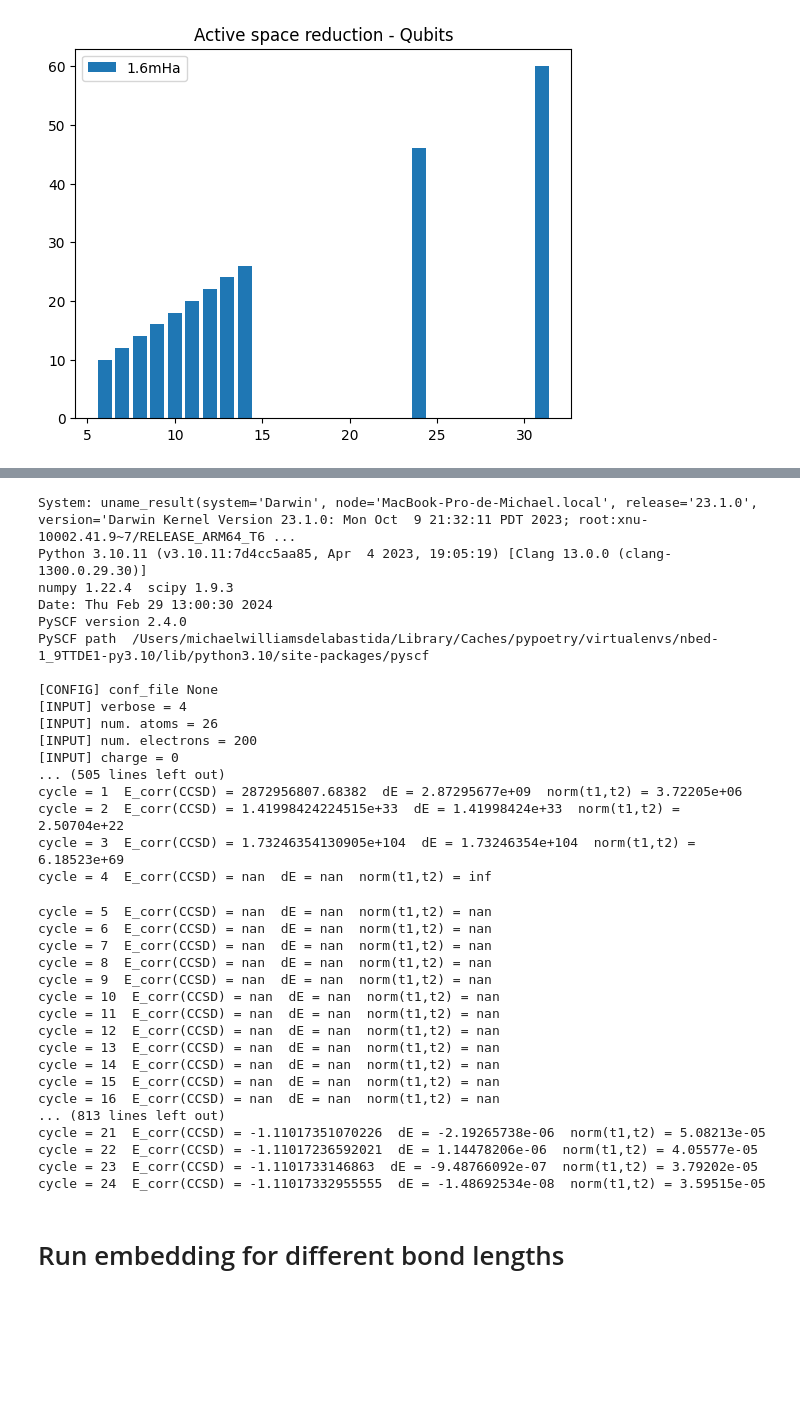
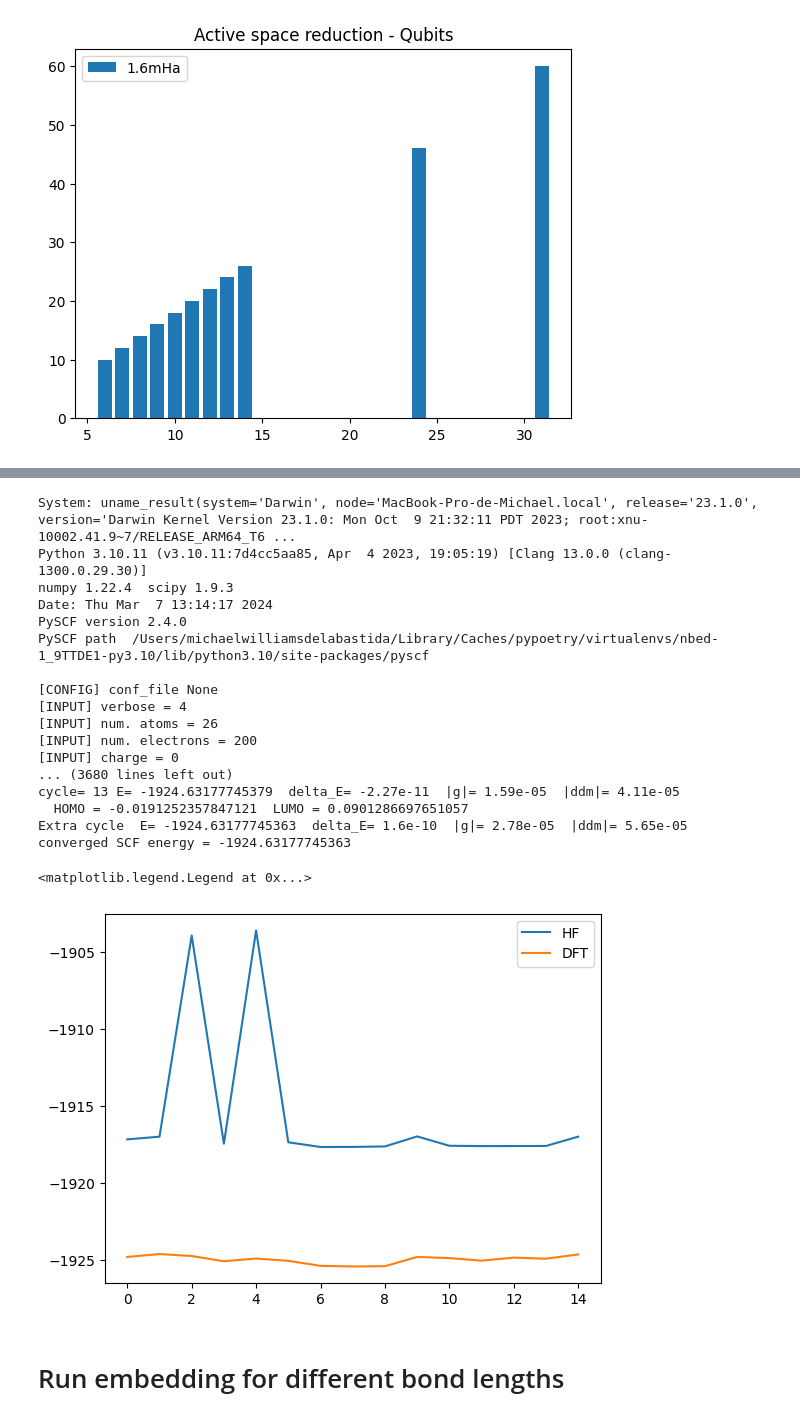
Before and after one commit to UCL-CCS/Nbed, a Jupyter notebook: pfas.ipynb, the cells around one changed output, grey strips where cells are left out. Cells and saved outputs as stored; diff of their text form; code cells hidden in the pictures; blank space fills up the shorter version.

```diff
--- a/pfas.ipynb
+++ b/pfas.ipynb
@@ -279,24 +404,29 @@ plt.show()
 # %%
 from pathlib import Path
-ccbond_energies = []
+from pyscf import scf
+
+hf_bond = []
+dft_bond = []
 for geometry in Path("molecular_structures/pfoa_stretch").glob("*.xyz"):
     mol = Mole(atom=str(geometry), basis="sto-3g", verbose=4)
     mol.build()
-    mf = RHF(mol)
-    mf.kernel()
-    ccsd = cc.CCSD(mf)
-    try:
-        ccsd.kernel()
-        ccbond_energies.append(ccsd.e_tot)
-    except:
-        ccbond_energies.append(None)
 
-print(ccbond_energies)
+    # Run hf for each
+    hf = scf.RHF(mol)
+    hf.kernel()
+    hf_bond.append(hf.e_tot)
+
+    # Run dft for each
+    dft = scf.RKS(mol)
+    dft.xc = "b3lyp"
+    dft.max_memory = 8_000
+    dft.kernel()
+    dft_bond.append(dft.e_tot)
 # %% [output]
 System: uname_result(system='Darwin', node='MacBook-Pro-de-Michael.local', release='23.1.0', version='Darwin Kernel Version 23.1.0: Mon Oct  9 21:32:11 PDT 2023; root:xnu-10002.41.9~7/RELEASE_ARM64_T6 ...
 Python 3.10.11 (v3.10.11:7d4cc5aa85, Apr  4 2023, 19:05:19) [Clang 13.0.0 (clang-1300.0.29.30)]
 numpy 1.22.4  scipy 1.9.3
-Date: Thu Feb 29 13:00:30 2024
+Date: Thu Mar  7 13:14:17 2024
 PySCF version 2.4.0
 PySCF path  /Users/michaelwilliamsdelabastida/Library/Caches/pypoetry/virtualenvs/nbed-1_9TTDE1-py3.10/lib/python3.10/site-packages/pyscf
 
@@ -305,28 +435,18 @@ PySCF path  /Users/michaelwilliamsdelabastida/Library/Caches/pypoetry/virtualenv
 [INPUT] num. atoms = 26
 [INPUT] num. electrons = 200
 [INPUT] charge = 0
-... (505 lines left out)
-cycle = 1  E_corr(CCSD) = 2872956807.68382  dE = 2.87295677e+09  norm(t1,t2) = 3.72205e+06
-cycle = 2  E_corr(CCSD) = 1.41998424224515e+33  dE = 1.41998424e+33  norm(t1,t2) = 2.50704e+22
-cycle = 3  E_corr(CCSD) = 1.73246354130905e+104  dE = 1.73246354e+104  norm(t1,t2) = 6.18523e+69
-cycle = 4  E_corr(CCSD) = nan  dE = nan  norm(t1,t2) = inf
+... (3680 lines left out)
+cycle= 13 E= -1924.63177745379  delta_E= -2.27e-11  |g|= 1.59e-05  |ddm|= 4.11e-05
+  HOMO = -0.0191252357847121  LUMO = 0.0901286697651057
+Extra cycle  E= -1924.63177745363  delta_E= 1.6e-10  |g|= 2.78e-05  |ddm|= 5.65e-05
+converged SCF energy = -1924.63177745363
-cycle = 5  E_corr(CCSD) = nan  dE = nan  norm(t1,t2) = nan
-cycle = 6  E_corr(CCSD) = nan  dE = nan  norm(t1,t2) = nan
-cycle = 7  E_corr(CCSD) = nan  dE = nan  norm(t1,t2) = nan
-cycle = 8  E_corr(CCSD) = nan  dE = nan  norm(t1,t2) = nan
-cycle = 9  E_corr(CCSD) = nan  dE = nan  norm(t1,t2) = nan
-cycle = 10  E_corr(CCSD) = nan  dE = nan  norm(t1,t2) = nan
-cycle = 11  E_corr(CCSD) = nan  dE = nan  norm(t1,t2) = nan
-cycle = 12  E_corr(CCSD) = nan  dE = nan  norm(t1,t2) = nan
-cycle = 13  E_corr(CCSD) = nan  dE = nan  norm(t1,t2) = nan
-cycle = 14  E_corr(CCSD) = nan  dE = nan  norm(t1,t2) = nan
-cycle = 15  E_corr(CCSD) = nan  dE = nan  norm(t1,t2) = nan
-cycle = 16  E_corr(CCSD) = nan  dE = nan  norm(t1,t2) = nan
-... (813 lines left out)
-cycle = 21  E_corr(CCSD) = -1.11017351070226  dE = -2.19265738e-06  norm(t1,t2) = 5.08213e-05
-cycle = 22  E_corr(CCSD) = -1.11017236592021  dE = 1.14478206e-06  norm(t1,t2) = 4.05577e-05
-cycle = 23  E_corr(CCSD) = -1.1101733146863  dE = -9.48766092e-07  norm(t1,t2) = 3.79202e-05
-cycle = 24  E_corr(CCSD) = -1.11017332955555  dE = -1.48692534e-08  norm(t1,t2) = 3.59515e-05
+# %%
+plt.plot(hf_bond)
+plt.plot(dft_bond)
+plt.legend(["HF", "DFT"])
+# %% [output]
+<matplotlib.legend.Legend at 0x...>
+[figure, added]
 # %% [markdown]
 # Run embedding for different bond lengths
 # %%
```
Also changed, not shown: parts of 21 cells of this notebook.
